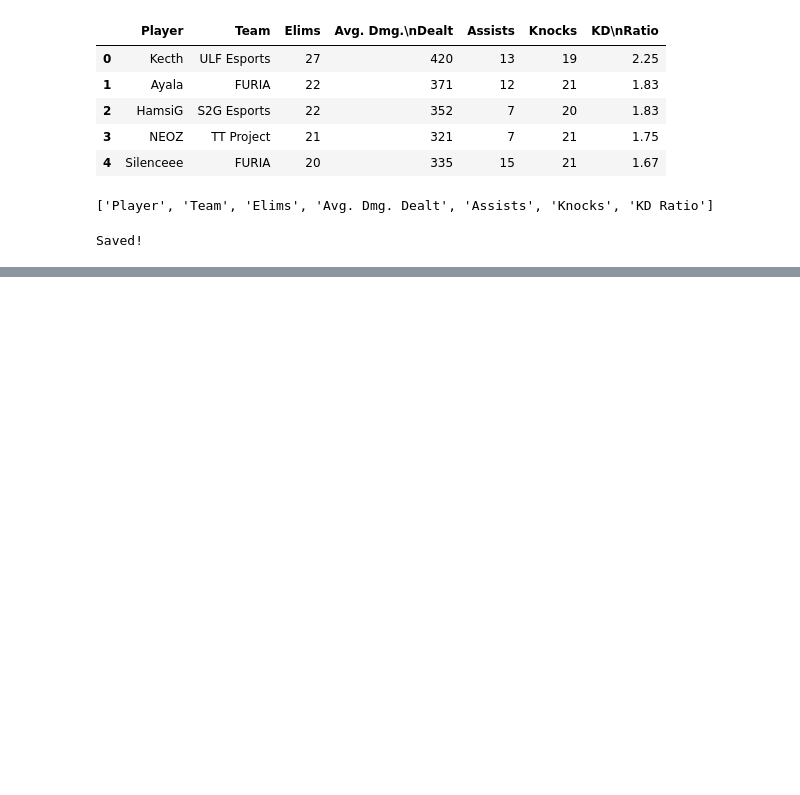
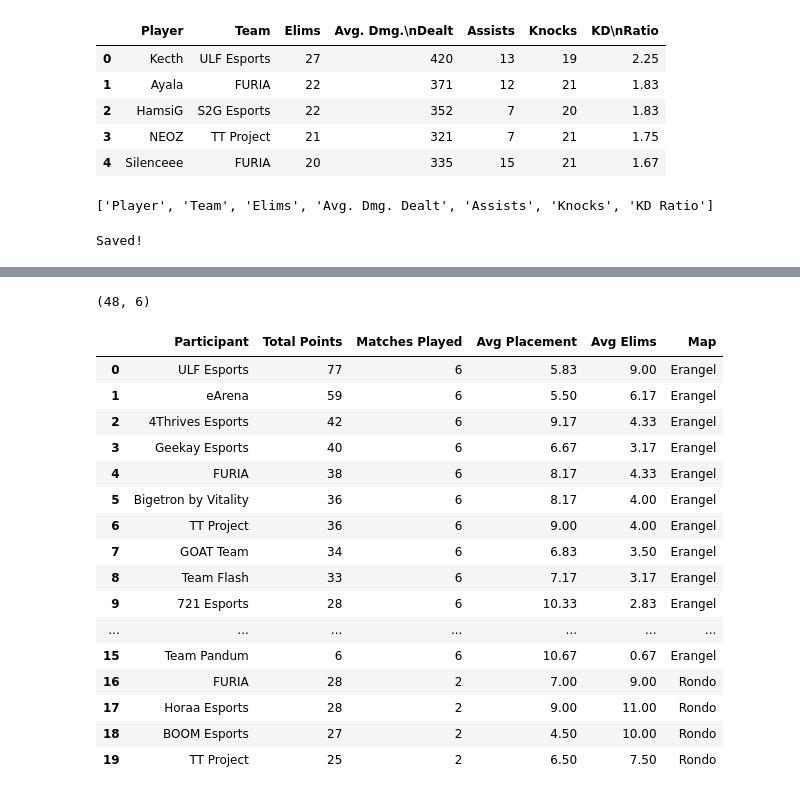
Before and after one commit to Faizan-2624/pmgo-s1-dashboards, a Jupyter notebook: notebooks/datas_clean.ipynb, the cells around one changed output, grey strips where cells are left out. Cells and saved outputs as stored; diff of their text form; code cells hidden in the pictures; blank space fills up the shorter version.

Commit message:
added map performance with per map breakdown

```diff
--- a/notebooks/datas_clean.ipynb
+++ b/notebooks/datas_clean.ipynb
@@ -363,0 +377,9 @@ Saved!
+# %%
+# Reload, skipping the messy header rows, and manually assign clean column names
+erangel_df = pd.read_csv('../data/map_erangel.csv', skiprows=2, header=None)
+
+erangel_df = erangel_df.iloc[:, [1, 2, 3, 6, 8]]  # Participant, Total Points, Matches Played, Avg Placement, Avg Elims
+erangel_df.columns = ['Participant', 'Total Points', 'Matches Played', 'Avg Placement', 'Avg Elims']
+erangel_df['Map'] = 'Erangel'
+
+erangel_df.head()
@@ -363,0 +393,6 @@ Saved!
+# %%
+rondo_df = pd.read_csv('../data/map_rondo.csv', skiprows=2, header=None)
+rondo_df = rondo_df.iloc[:, [1, 2, 3, 6, 8]]
+rondo_df.columns = ['Participant', 'Total Points', 'Matches Played', 'Avg Placement', 'Avg Elims']
+rondo_df['Map'] = 'Rondo'
+rondo_df.head()
@@ -363,0 +406,6 @@ Saved!
+# %%
+miramar_df = pd.read_csv('../data/map_miramar.csv', skiprows=2, header=None)
+miramar_df = miramar_df.iloc[:, [1, 2, 3, 6, 8]]
+miramar_df.columns = ['Participant', 'Total Points', 'Matches Played', 'Avg Placement', 'Avg Elims']
+miramar_df['Map'] = 'Miramar'
+miramar_df.head()
@@ -363,0 +419,24 @@ Saved!
+# %%
+all_maps_df = pd.concat([erangel_df, rondo_df, miramar_df], ignore_index=True)
+all_maps_df.to_csv('../data/map_performance_clean.csv', index=False)
+print(all_maps_df.shape)
+all_maps_df.head(20)
+# %% [output]
+(48, 6)
+|  | Participant | Total Points | Matches Played | Avg Placement | Avg Elims | Map |
+| 0 | ULF Esports | 77 | 6 | 5.83 | 9.00 | Erangel |
+| 1 | eArena | 59 | 6 | 5.50 | 6.17 | Erangel |
+| 2 | 4Thrives Esports | 42 | 6 | 9.17 | 4.33 | Erangel |
+| 3 | Geekay Esports | 40 | 6 | 6.67 | 3.17 | Erangel |
+| 4 | FURIA | 38 | 6 | 8.17 | 4.33 | Erangel |
+| 5 | Bigetron by Vitality | 36 | 6 | 8.17 | 4.00 | Erangel |
+| 6 | TT Project | 36 | 6 | 9.00 | 4.00 | Erangel |
+| 7 | GOAT Team | 34 | 6 | 6.83 | 3.50 | Erangel |
+| 8 | Team Flash | 33 | 6 | 7.17 | 3.17 | Erangel |
+| 9 | 721 Esports | 28 | 6 | 10.33 | 2.83 | Erangel |
+| ... | ... | ... | ... | ... | ... | ... |
+| 15 | Team Pandum | 6 | 6 | 10.67 | 0.67 | Erangel |
+| 16 | FURIA | 28 | 2 | 7.00 | 9.00 | Rondo |
+| 17 | Horaa Esports | 28 | 2 | 9.00 | 11.00 | Rondo |
+| 18 | BOOM Esports | 27 | 2 | 4.50 | 10.00 | Rondo |
+| 19 | TT Project | 25 | 2 | 6.50 | 7.50 | Rondo |
```
Also changed, not shown: parts of 4 cells of this notebook, 5 other files.
